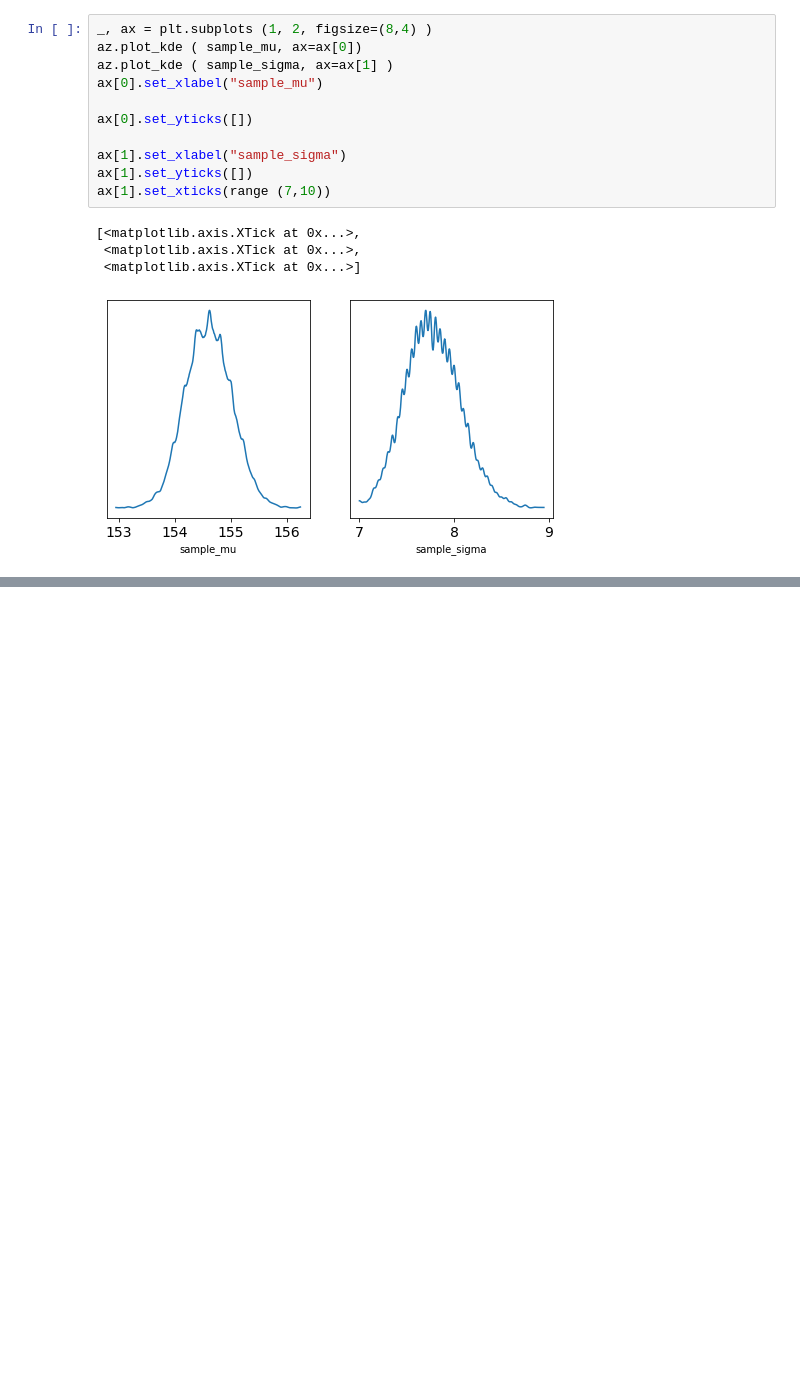
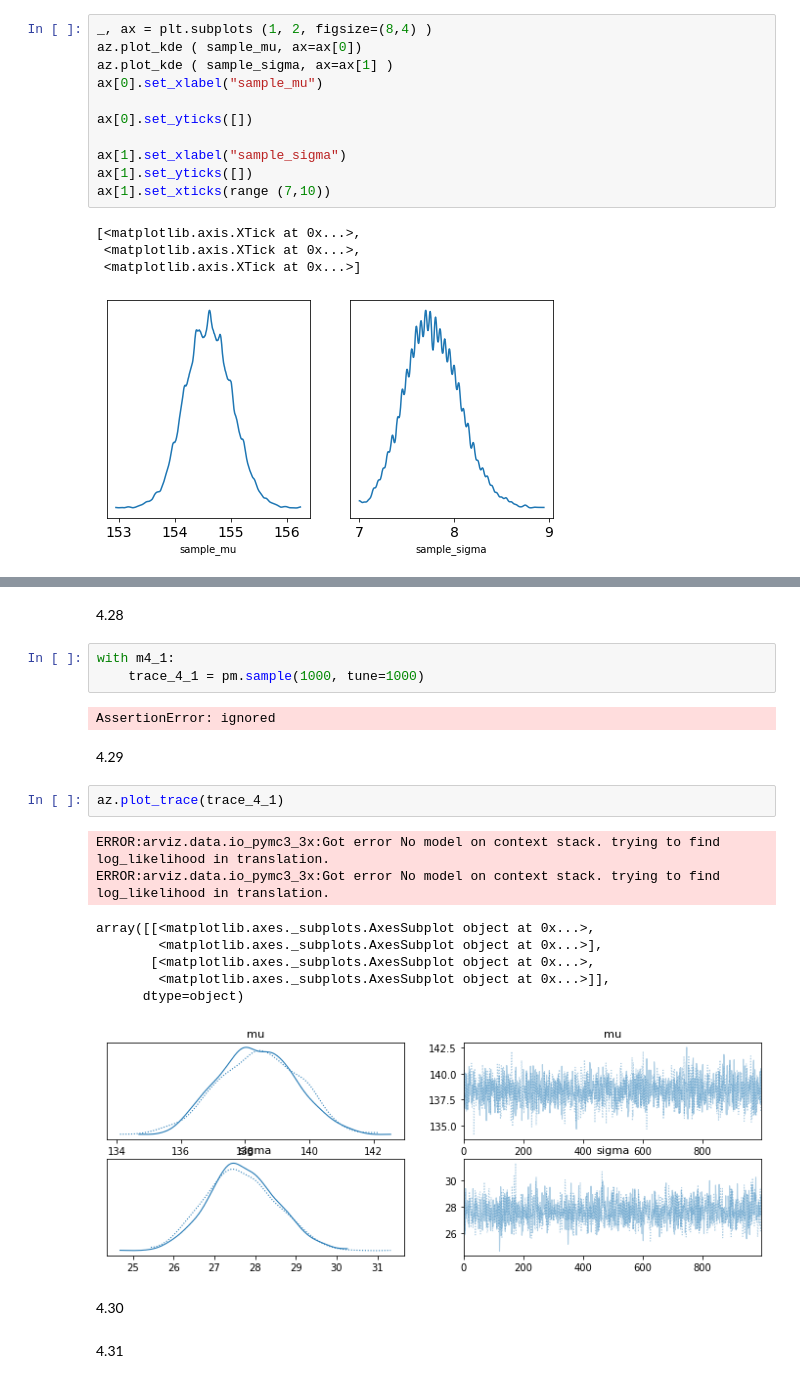
Before and after one commit to steed360/Data-Analysis, a Jupyter notebook: b Statistical Rethinking/Chapter_4_fromScratch.ipynb, the cells around one changed output, grey strips where cells are left out. Saved outputs shown, nothing was run; the diff lists cells and outputs as text; blank space fills up the shorter version.

```diff
--- a/b Statistical Rethinking/Chapter_4_fromScratch.ipynb
+++ b/b Statistical Rethinking/Chapter_4_fromScratch.ipynb
@@ -315,0 +433,24 @@ ax[1].set_xticks(range (7,10))
+# %% [markdown]
+4.28
+# %%
+with m4_1:
+    trace_4_1 = pm.sample(1000, tune=1000)
+# %% [output]
+AssertionError: ignored
+# %% [markdown]
+4.29
+# %%
+az.plot_trace(trace_4_1)
+# %% [output]
+ERROR:arviz.data.io_pymc3_3x:Got error No model on context stack. trying to find log_likelihood in translation.
+ERROR:arviz.data.io_pymc3_3x:Got error No model on context stack. trying to find log_likelihood in translation.
+array([[<matplotlib.axes._subplots.AxesSubplot object at 0x...>,
+        <matplotlib.axes._subplots.AxesSubplot object at 0x...>],
+       [<matplotlib.axes._subplots.AxesSubplot object at 0x...>,
+        <matplotlib.axes._subplots.AxesSubplot object at 0x...>]],
+      dtype=object)
+[figure, added]
+# %% [markdown]
+4.30
+# %% [markdown]
+4.31
```
Also changed, not shown: parts of 18 cells of this notebook.
